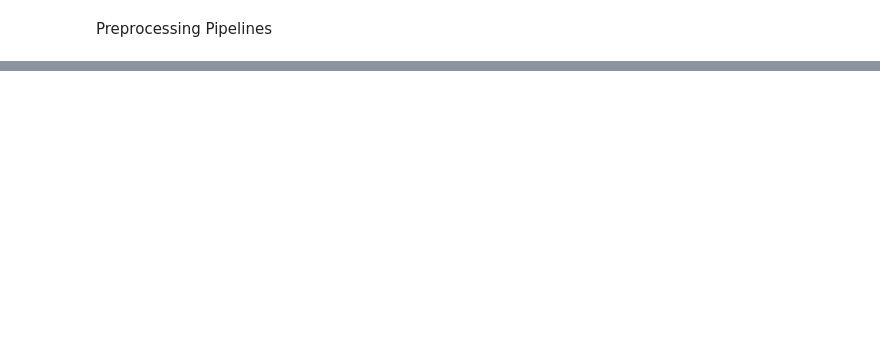
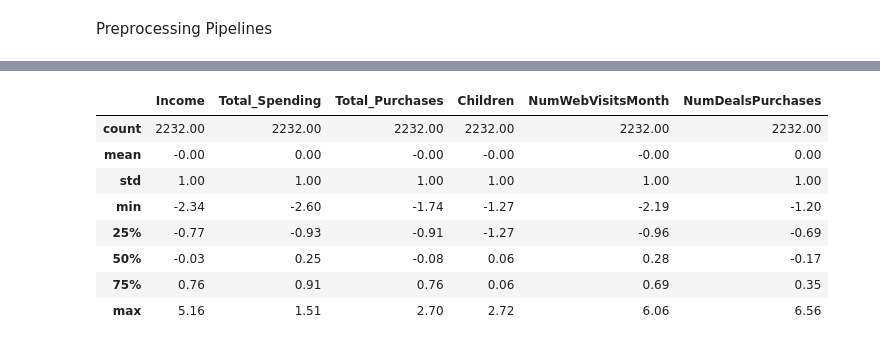
Before and after one commit to MKxFurkan/Customer-Segmentation, a Jupyter notebook: notebooks/customer_segmentation.ipynb, the cells around one changed output, grey strips where cells are left out. Drawn from its saved outputs; the diff is of its cells as text; code cells hidden in the pictures; blank space fills up the shorter version.

Commit message:
Complete customer segmentation ML pipeline

```diff
--- a/notebooks/customer_segmentation.ipynb
+++ b/notebooks/customer_segmentation.ipynb
@@ -468,20 +466,34 @@ from sklearn.preprocessing import StandardScaler, OneHotEncoder
 from sklearn.impute import SimpleImputer
 # %%
-num_pipeline=Pipeline([
+income_pipeline = Pipeline([
     ('imputer', SimpleImputer(strategy='median')),
     ('scaler', StandardScaler())
 ])
 
-cat_pipeline=Pipeline([
-    ('imputer', SimpleImputer(strategy='most_frequent')),
-    ('encoder', OneHotEncoder(handle_unknown='ignore', sparse_output=False))
+# Total_Spending: log transformation + scaling
+spending_pipeline = Pipeline([
+    ('log', FunctionTransformer(np.log1p)),
+    ('scaler', StandardScaler())
 ])
+other_features = [
+    'Total_Purchases',
+    'Children',
+    'NumWebVisitsMonth',
+    'NumDealsPurchases'
+]
 # %%
-preprocessor=ColumnTransformer([
-    ('num',num_pipeline, numerical_cols),
-    ('cat',cat_pipeline, categorical_cols)
+preprocessor = ColumnTransformer([
+    ('income', income_pipeline, ['Income']),
+    ('spending', spending_pipeline, ['Total_Spending']),
+    ('other', StandardScaler(), other_features)
 ])
-X_processed=preprocessor.fit_transform(X)
 # %%
-print(X_processed.shape)
+X_scaled = preprocessor.fit_transform(X)
+
+X_scaled = pd.DataFrame(
+    X_scaled,
+    columns=features,
+    index=X.index
+)
+X_scaled.head()
 # %% [output]
@@ -488,0 +525,12 @@ print(X_processed.shape)
+# %%
+X_scaled.describe().round(2)
+# %% [output]
+|  | Income | Total_Spending | Total_Purchases | Children | NumWebVisitsMonth | NumDealsPurchases |
+| count | 2232.00 | 2232.00 | 2232.00 | 2232.00 | 2232.00 | 2232.00 |
+| mean | -0.00 | 0.00 | -0.00 | -0.00 | -0.00 | 0.00 |
+| std | 1.00 | 1.00 | 1.00 | 1.00 | 1.00 | 1.00 |
+| min | -2.34 | -2.60 | -1.74 | -1.27 | -2.19 | -1.20 |
+| 25% | -0.77 | -0.93 | -0.91 | -1.27 | -0.96 | -0.69 |
+| 50% | -0.03 | 0.25 | -0.08 | 0.06 | 0.28 | -0.17 |
+| 75% | 0.76 | 0.91 | 0.76 | 0.06 | 0.69 | 0.35 |
+| max | 5.16 | 1.51 | 2.70 | 2.72 | 6.06 | 6.56 |
```
Also changed, not shown: parts of 21 cells of this notebook, 3 other files.
